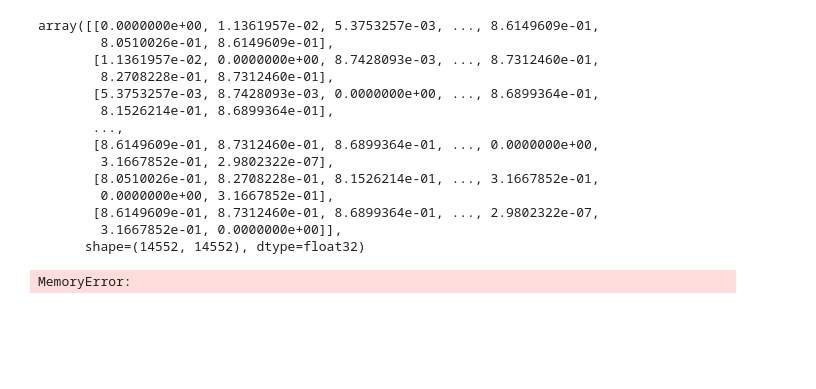
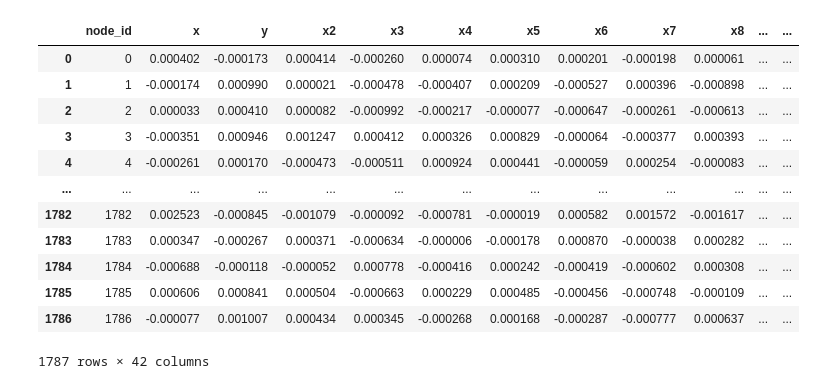
Before and after one commit to elugos/HSMS_LUGOS, a Jupyter notebook: plots_11182025.ipynb, the cells around one changed output. Saved outputs shown, nothing was run; the diff lists cells and outputs as text; code cells hidden in the pictures; blank space fills up the shorter version.

```diff
--- a/plots_11182025.ipynb
+++ b/plots_11182025.ipynb
@@ -127,6 +127,22 @@ SBERT_VA = pd.concat(
     ],
     ignore_index=True
 )
+# %%
+s_matrix
+# %% [output]
+|  | node_id | x | y | x2 | x3 | x4 | x5 | x6 | x7 | x8 | ... | ... |
+| 0 | 0 | 0.000402 | -0.000173 | 0.000414 | -0.000260 | 0.000074 | 0.000310 | 0.000201 | -0.000198 | 0.000061 | ... | ... |
+| 1 | 1 | -0.000174 | 0.000990 | 0.000021 | -0.000478 | -0.000407 | 0.000209 | -0.000527 | 0.000396 | -0.000898 | ... | ... |
+| 2 | 2 | 0.000033 | 0.000410 | 0.000082 | -0.000992 | -0.000217 | -0.000077 | -0.000647 | -0.000261 | -0.000613 | ... | ... |
+| 3 | 3 | -0.000351 | 0.000946 | 0.001247 | 0.000412 | 0.000326 | 0.000829 | -0.000064 | -0.000377 | 0.000393 | ... | ... |
+| 4 | 4 | -0.000261 | 0.000170 | -0.000473 | -0.000511 | 0.000924 | 0.000441 | -0.000059 | 0.000254 | -0.000083 | ... | ... |
+| ... | ... | ... | ... | ... | ... | ... | ... | ... | ... | ... | ... | ... |
+| 1782 | 1782 | 0.002523 | -0.000845 | -0.001079 | -0.000092 | -0.000781 | -0.000019 | 0.000582 | 0.001572 | -0.001617 | ... | ... |
+| 1783 | 1783 | 0.000347 | -0.000267 | 0.000371 | -0.000634 | -0.000006 | -0.000178 | 0.000870 | -0.000038 | 0.000282 | ... | ... |
+| 1784 | 1784 | -0.000688 | -0.000118 | -0.000052 | 0.000778 | -0.000416 | 0.000242 | -0.000419 | -0.000602 | 0.000308 | ... | ... |
+| 1785 | 1785 | 0.000606 | 0.000841 | 0.000504 | -0.000663 | 0.000229 | 0.000485 | -0.000456 | -0.000748 | -0.000109 | ... | ... |
+| 1786 | 1786 | -0.000077 | 0.001007 | 0.000434 | 0.000345 | -0.000268 | 0.000168 | -0.000287 | -0.000777 | 0.000637 | ... | ... |
+1787 rows × 42 columns
 # %%
 sbert_20171027 = pd.read_csv(Path('/data/elugos/titlesbert_NY/20171027.export_goosed_triples_sbert.csv'))
 sbert_20171028 = pd.read_csv(Path('/data/elugos/titlesbert_NY/20171028.export_goosed_triples_sbert.csv'))
@@ -371,20 +401,30 @@ d = pairwise(SBERT_202409_FL)
 # %%
-d
+def drop_isolates_from_affinity(A):
+    """
+    Remove isolated nodes from an adjacency/affinity matrix.
+    An isolated node is any row where all values are zero
+    (including the diagonal).
+
+    Returns:
+        A_reduced: (k x k) adjacency matrix with isolates removed
+        mask: boolean array of shape (n,) where True = kept node
+        idx_map: array of original indices for each row in A_reduced
+    """
+    A = np.asarray(A)
+    n = A.shape[0]
+
+    # Identify isolates: row sum = 0 AND diag = 0
+    row_sums = A.sum(axis=1)
+    diag = np.diag(A)
+    keep_mask = (row_sums > 0) | (diag != 0)
+
+    # Reduce matrix
+    A_reduced = A[np.ix_(keep_mask, keep_mask)]
+
+    # Mapping: reduced index → original index
+    idx_map = np.where(keep_mask)[0]
+
+    return A_reduced, keep_mask, idx_map
-# %% [output]
-array([[0.0000000e+00, 1.1361957e-02, 5.3753257e-03, ..., 8.6149609e-01,
-        8.0510026e-01, 8.6149609e-01],
-       [1.1361957e-02, 0.0000000e+00, 8.7428093e-03, ..., 8.7312460e-01,
-        8.2708228e-01, 8.7312460e-01],
-       [5.3753257e-03, 8.7428093e-03, 0.0000000e+00, ..., 8.6899364e-01,
-        8.1526214e-01, 8.6899364e-01],
-       ...,
-       [8.6149609e-01, 8.7312460e-01, 8.6899364e-01, ..., 0.0000000e+00,
-        3.1667852e-01, 2.9802322e-07],
-       [8.0510026e-01, 8.2708228e-01, 8.1526214e-01, ..., 3.1667852e-01,
-        0.0000000e+00, 3.1667852e-01],
-       [8.6149609e-01, 8.7312460e-01, 8.6899364e-01, ..., 2.9802322e-07,
-        3.1667852e-01, 0.0000000e+00]],
-      shape=(14552, 14552), dtype=float32)
 # %%
 def spectral_embed_from_adjacency(
     A: np.ndarray,
@@ -489,11 +529,9 @@ def spectral_embed_from_adjacency(
 # %%
 s_matrix = spectral_embed_from_adjacency(
     d,
-    n_components=10,
+    n_components=40,
     make_symmetric=True,
     zero_self_loops=True,
     use_sparse=True,
     random_state=42
 )
-# %% [output]
-MemoryError:
```
Also changed, not shown: parts of 10 cells of this notebook, 7 other files.
